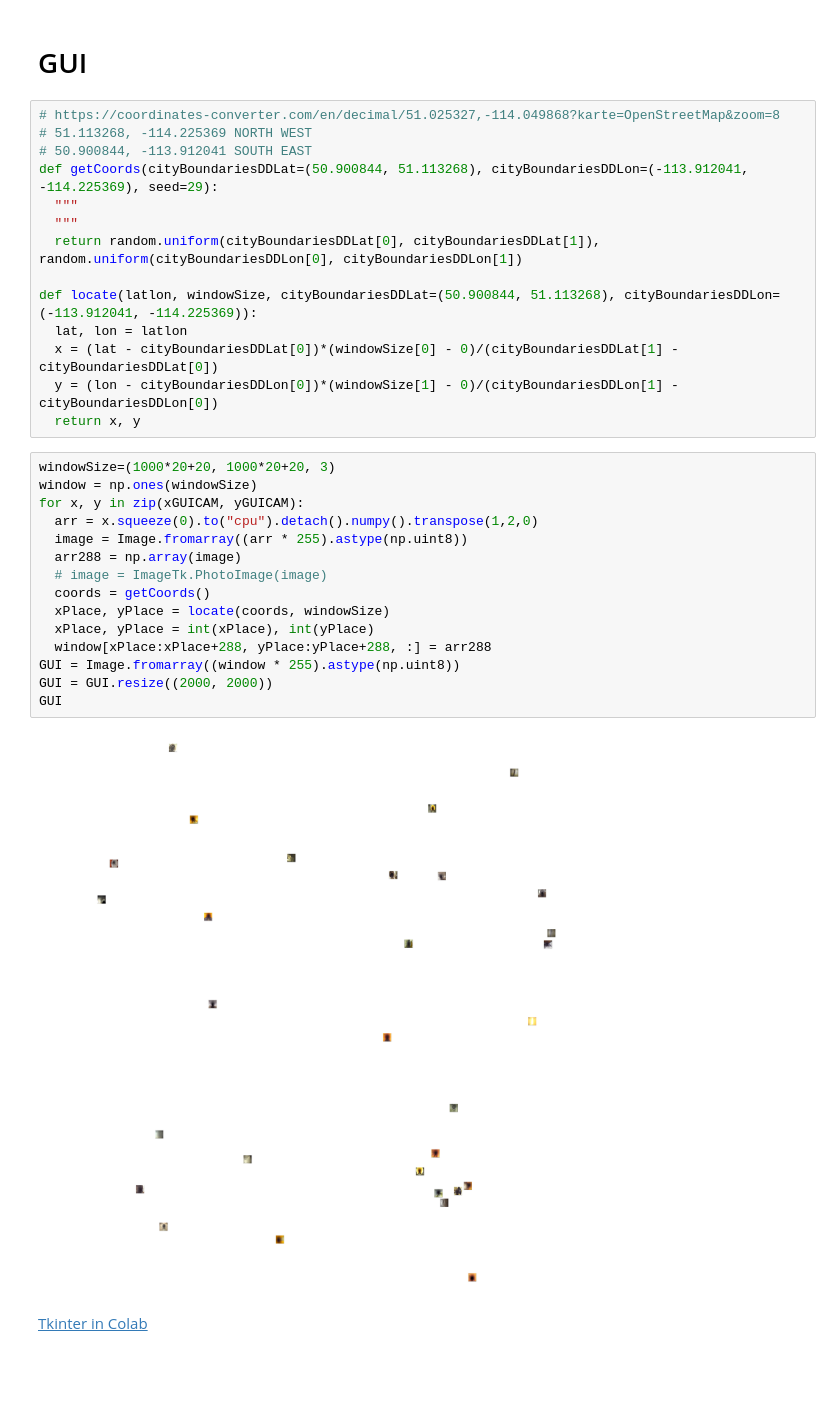
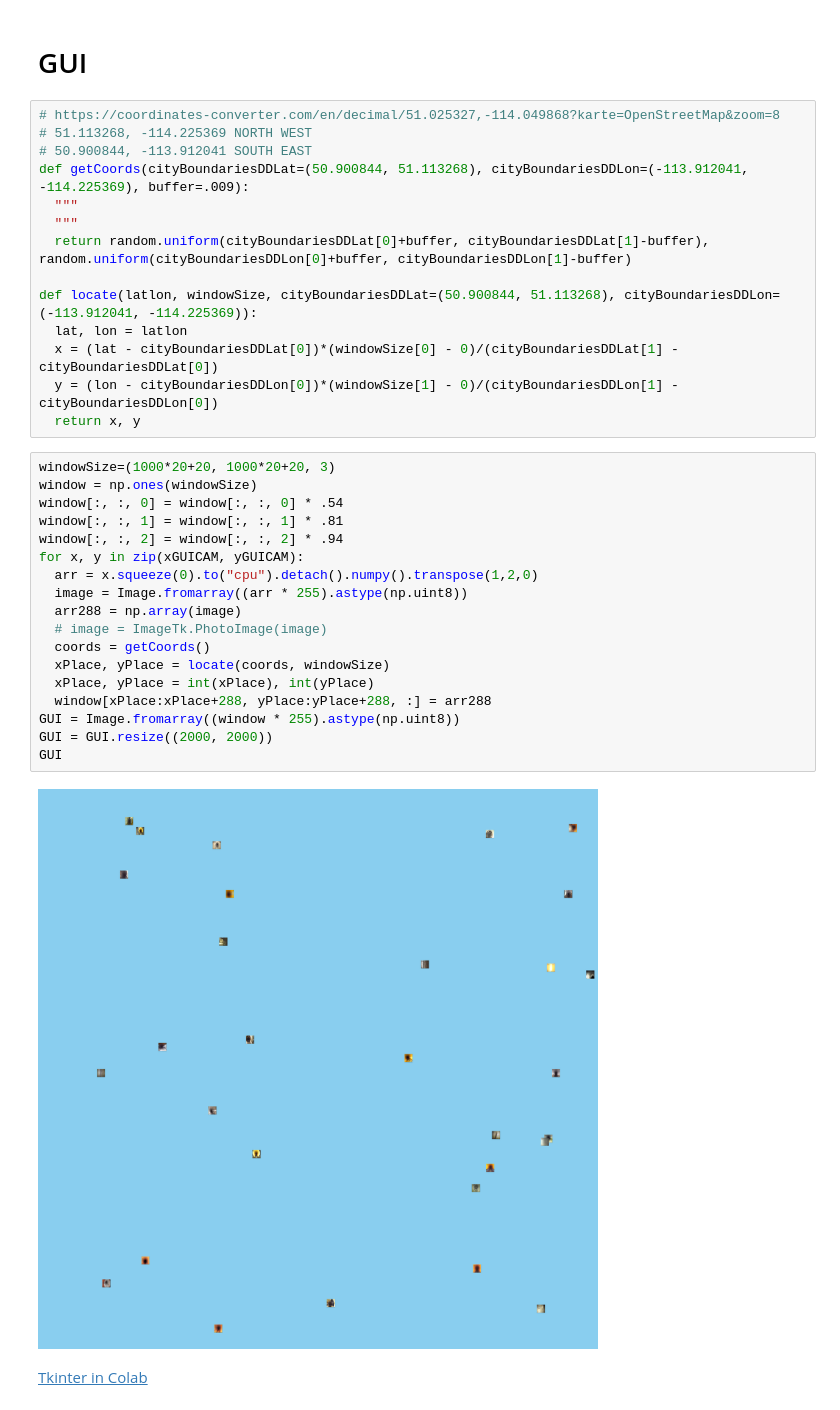
Before and after one commit to eunice-nwaobi/ENGG-680-Project, a Jupyter notebook: model/adaptedMeijer.ipynb, the cells around one changed output. Drawn from its saved outputs; the diff is of its cells as text; blank space fills up the shorter version.

```diff
--- a/model/adaptedMeijer.ipynb
+++ b/model/adaptedMeijer.ipynb
@@ -569,10 +569,10 @@ TypeError: max() received an invalid combination of arguments - got (out=NoneTyp
 # https://coordinates-converter.com/en/decimal/51.025327,-114.049868?karte=OpenStreetMap&zoom=8
 # 51.113268, -114.225369 NORTH WEST
 # 50.900844, -113.912041 SOUTH EAST
-def getCoords(cityBoundariesDDLat=(50.900844, 51.113268), cityBoundariesDDLon=(-113.912041, -114.225369), seed=29):
+def getCoords(cityBoundariesDDLat=(50.900844, 51.113268), cityBoundariesDDLon=(-113.912041, -114.225369), buffer=.009):
   """
   """
-  return random.uniform(cityBoundariesDDLat[0], cityBoundariesDDLat[1]), random.uniform(cityBoundariesDDLon[0], cityBoundariesDDLon[1])
+  return random.uniform(cityBoundariesDDLat[0]+buffer, cityBoundariesDDLat[1]-buffer), random.uniform(cityBoundariesDDLon[0]+buffer, cityBoundariesDDLon[1]-buffer)
 
 def locate(latlon, windowSize, cityBoundariesDDLat=(50.900844, 51.113268), cityBoundariesDDLon=(-113.912041, -114.225369)):
   lat, lon = latlon
@@ -582,19 +582,22 @@ def locate(latlon, windowSize, cityBoundariesDDLat=(50.900844, 51.113268), cityB
 # %%
 windowSize=(1000*20+20, 1000*20+20, 3)
 window = np.ones(windowSize)
+window[:, :, 0] = window[:, :, 0] * .54
+window[:, :, 1] = window[:, :, 1] * .81
+window[:, :, 2] = window[:, :, 2] * .94
 for x, y in zip(xGUICAM, yGUICAM):
   arr = x.squeeze(0).to("cpu").detach().numpy().transpose(1,2,0)
   image = Image.fromarray((arr * 255).astype(np.uint8))
   arr288 = np.array(image)
   # image = ImageTk.PhotoImage(image)
   coords = getCoords()
   xPlace, yPlace = locate(coords, windowSize)
   xPlace, yPlace = int(xPlace), int(yPlace)
   window[xPlace:xPlace+288, yPlace:yPlace+288, :] = arr288
 GUI = Image.fromarray((window * 255).astype(np.uint8))
 GUI = GUI.resize((2000, 2000))
 GUI
 # %% [output]
-[figure, old version]
+[figure, new version]
 # %% [markdown]
 [Tkinter in Colab](https://stackoverflow.com/questions/61168210/is-there-any-way-to-use-tkinter-with-google-colaboratory)
```
Also changed, not shown: parts of 3 cells of this notebook.
